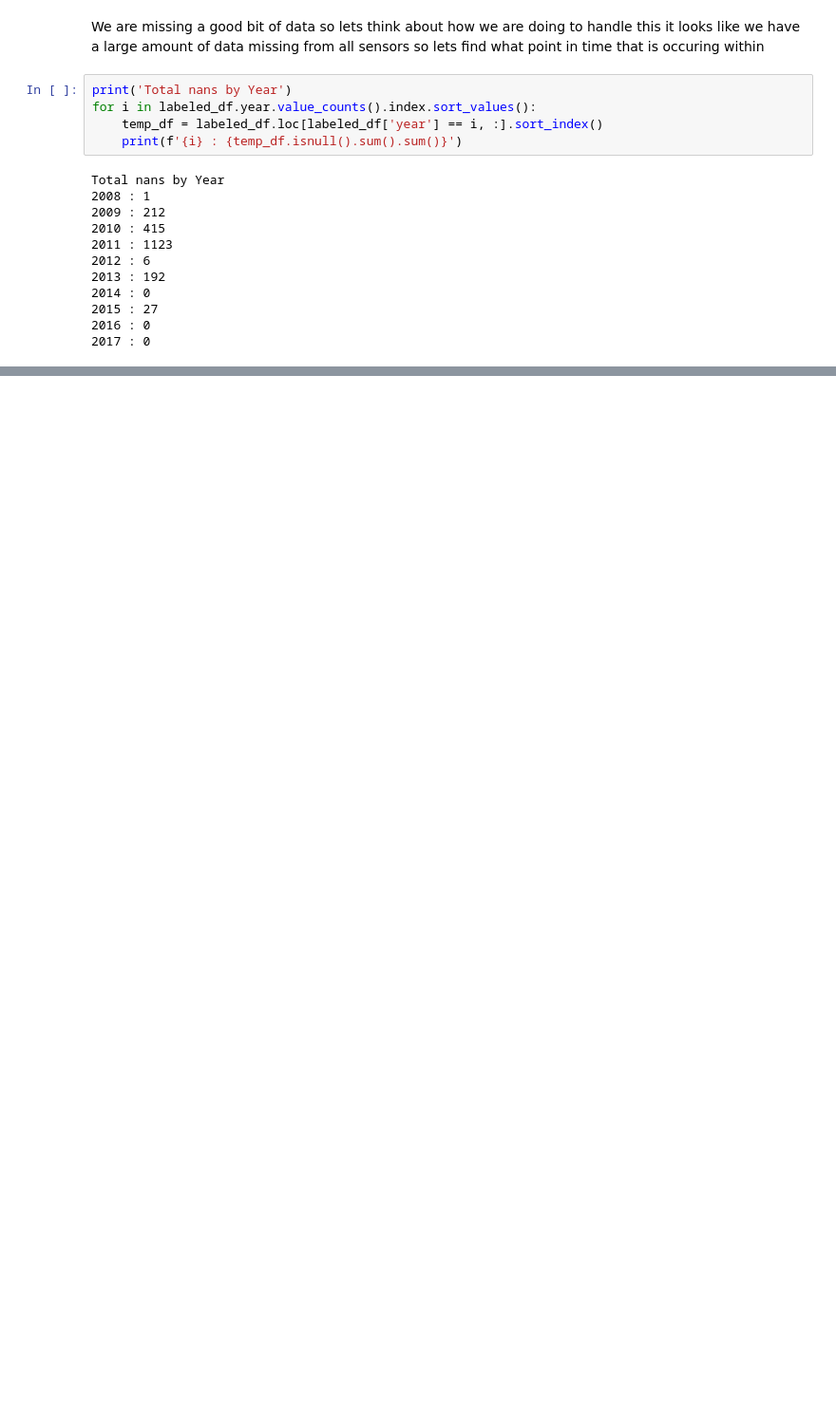
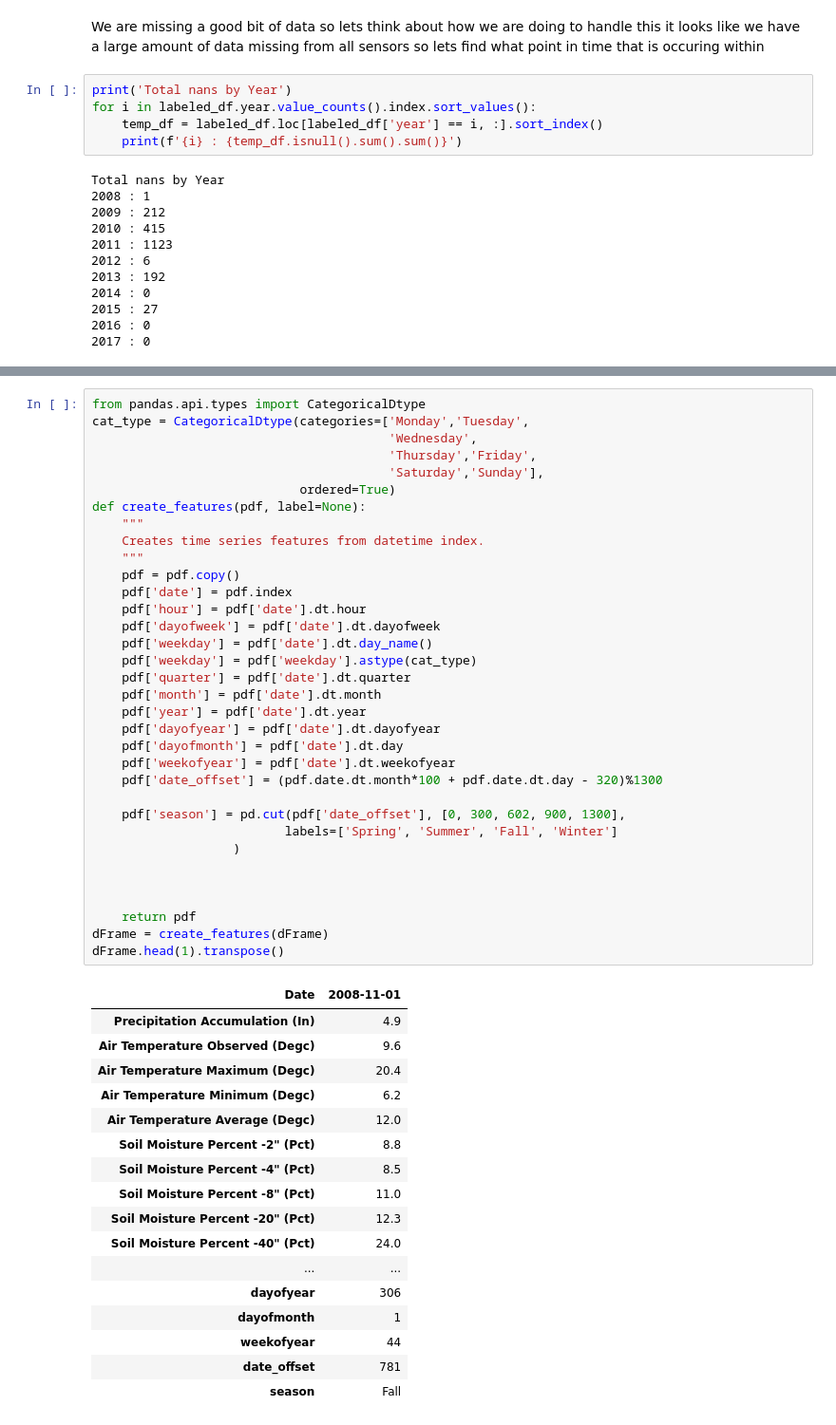
Before and after one commit to bigdog3626/Drought-Detection-Modeling, a Jupyter notebook: Data-Preprocessors.ipynb, the cells around one changed output, grey strips where cells are left out. Shown at 95% size. Cells and saved outputs as stored; diff of their text form; blank space fills up the shorter version.

```diff
--- a/Data-Preprocessors.ipynb
+++ b/Data-Preprocessors.ipynb
@@ -388,0 +233,52 @@ df.to_csv("./Data/WSPIDATA.csv")
+# %%
+from pandas.api.types import CategoricalDtype
+cat_type = CategoricalDtype(categories=['Monday','Tuesday',
+                                        'Wednesday',
+                                        'Thursday','Friday',
+                                        'Saturday','Sunday'],
+                            ordered=True)
+def create_features(pdf, label=None):
+    """
+    Creates time series features from datetime index.
+    """
+    pdf = pdf.copy()
+    pdf['date'] = pdf.index
+    pdf['hour'] = pdf['date'].dt.hour
+    pdf['dayofweek'] = pdf['date'].dt.dayofweek
+    pdf['weekday'] = pdf['date'].dt.day_name()
+    pdf['weekday'] = pdf['weekday'].astype(cat_type)
+    pdf['quarter'] = pdf['date'].dt.quarter
+    pdf['month'] = pdf['date'].dt.month
+    pdf['year'] = pdf['date'].dt.year
+    pdf['dayofyear'] = pdf['date'].dt.dayofyear
+    pdf['dayofmonth'] = pdf['date'].dt.day
+    pdf['weekofyear'] = pdf['date'].dt.weekofyear
+    pdf['date_offset'] = (pdf.date.dt.month*100 + pdf.date.dt.day - 320)%1300
+
+    pdf['season'] = pd.cut(pdf['date_offset'], [0, 300, 602, 900, 1300],
+                          labels=['Spring', 'Summer', 'Fall', 'Winter']
+                   )
+
+
+
+    return pdf
+dFrame = create_features(dFrame)
+dFrame.head(1).transpose()
+# %% [output]
+| Date | 2008-11-01 |
+| Precipitation Accumulation (In) | 4.9 |
+| Air Temperature Observed (Degc) | 9.6 |
+| Air Temperature Maximum (Degc) | 20.4 |
+| Air Temperature Minimum (Degc) | 6.2 |
+| Air Temperature Average (Degc) | 12.0 |
+| Soil Moisture Percent -2" (Pct) | 8.8 |
+| Soil Moisture Percent -4" (Pct) | 8.5 |
+| Soil Moisture Percent -8" (Pct) | 11.0 |
+| Soil Moisture Percent -20" (Pct) | 12.3 |
+| Soil Moisture Percent -40" (Pct) | 24.0 |
+| ... | ... |
+| dayofyear | 306 |
+| dayofmonth | 1 |
+| weekofyear | 44 |
+| date_offset | 781 |
+| season | Fall |
```
Also changed, not shown: parts of 18 cells of this notebook, 4 other files.
